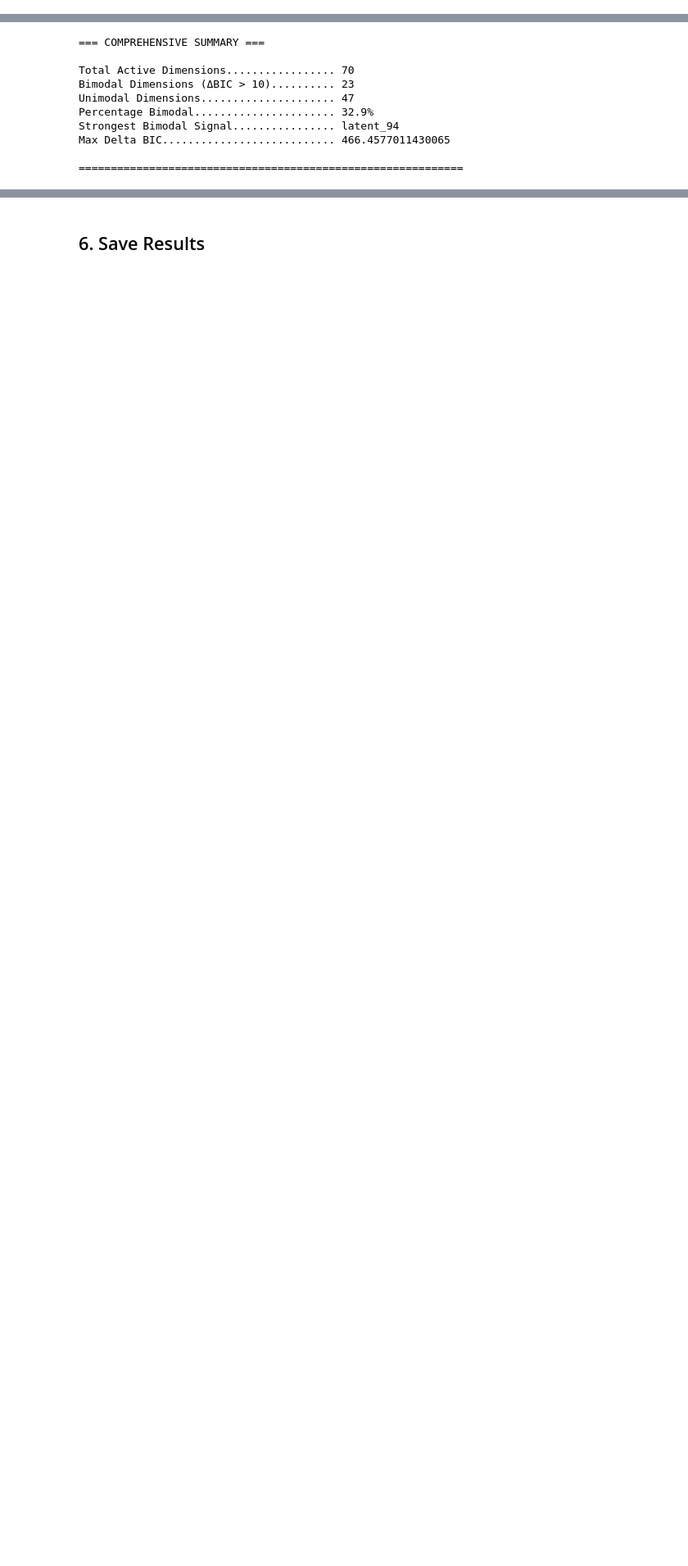
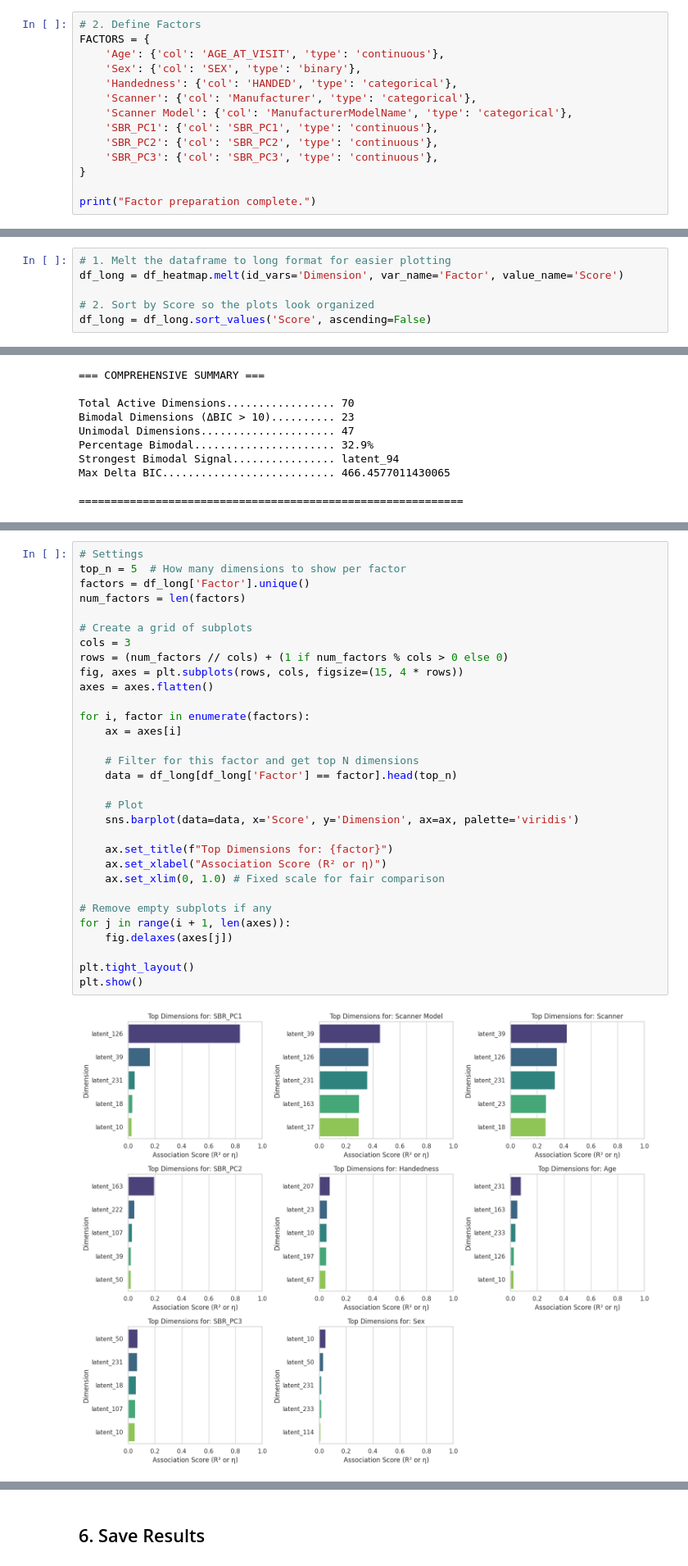
Before and after one commit to figoo210/unsupervised-parkinsons-imaging, a Jupyter notebook: 5.4_GMM_Distribution_Analysis.ipynb, the cells around one changed output, grey strips where cells are left out. Shown at 82% size. Cells and saved outputs as stored; diff of their text form; blank space fills up the shorter version.

```diff
--- a/5.4_GMM_Distribution_Analysis.ipynb
+++ b/5.4_GMM_Distribution_Analysis.ipynb
@@ -329,0 +290,14 @@ Correlation of Bimodal Dimensions with Clinical Factors:
+# %%
+# 2. Define Factors
+FACTORS = {
+    'Age': {'col': 'AGE_AT_VISIT', 'type': 'continuous'},
+    'Sex': {'col': 'SEX', 'type': 'binary'},
+    'Handedness': {'col': 'HANDED', 'type': 'categorical'},
+    'Scanner': {'col': 'Manufacturer', 'type': 'categorical'},
+    'Scanner Model': {'col': 'ManufacturerModelName', 'type': 'categorical'},
+    'SBR_PC1': {'col': 'SBR_PC1', 'type': 'continuous'},
+    'SBR_PC2': {'col': 'SBR_PC2', 'type': 'continuous'},
+    'SBR_PC3': {'col': 'SBR_PC3', 'type': 'continuous'},
+}
+
+print("Factor preparation complete.")
@@ -330,2 +497,8 @@ Correlation of Bimodal Dimensions with Clinical Factors:
+# %%
+# 1. Melt the dataframe to long format for easier plotting
+df_long = df_heatmap.melt(id_vars='Dimension', var_name='Factor', value_name='Score')
+
+# 2. Sort by Score so the plots look organized
+df_long = df_long.sort_values('Score', ascending=False)
 # %% [markdown]
 ## 5. Visualization with Confidence Intervals
@@ -450,0 +632,33 @@ Model Selection Across Multiple K Values:
+# %%
+# Settings
+top_n = 5  # How many dimensions to show per factor
+factors = df_long['Factor'].unique()
+num_factors = len(factors)
+
+# Create a grid of subplots
+cols = 3
+rows = (num_factors // cols) + (1 if num_factors % cols > 0 else 0)
+fig, axes = plt.subplots(rows, cols, figsize=(15, 4 * rows))
+axes = axes.flatten()
+
+for i, factor in enumerate(factors):
+    ax = axes[i]
+
+    # Filter for this factor and get top N dimensions
+    data = df_long[df_long['Factor'] == factor].head(top_n)
+
+    # Plot
+    sns.barplot(data=data, x='Score', y='Dimension', ax=ax, palette='viridis')
+
+    ax.set_title(f"Top Dimensions for: {factor}")
+    ax.set_xlabel("Association Score (R² or η)")
+    ax.set_xlim(0, 1.0) # Fixed scale for fair comparison
+
+# Remove empty subplots if any
+for j in range(i + 1, len(axes)):
+    fig.delaxes(axes[j])
+
+plt.tight_layout()
+plt.show()
+# %% [output]
+[figure, added]
```
Also changed, not shown: parts of 17 cells of this notebook, 5 other files.
